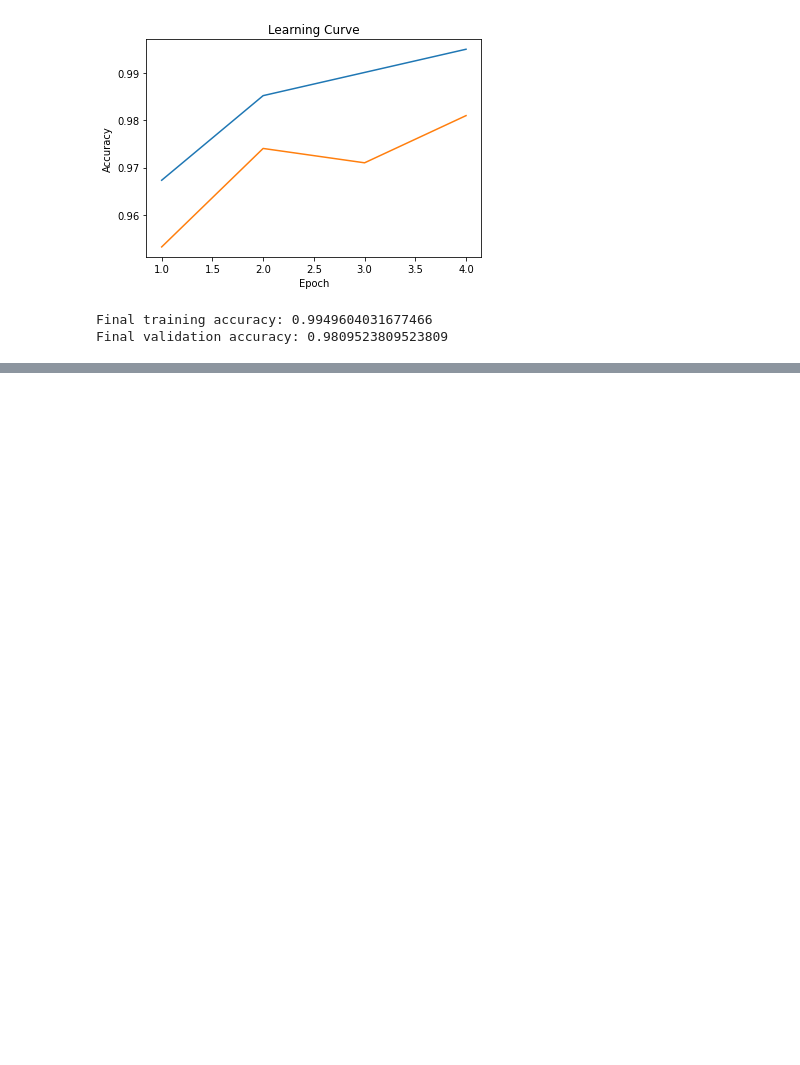
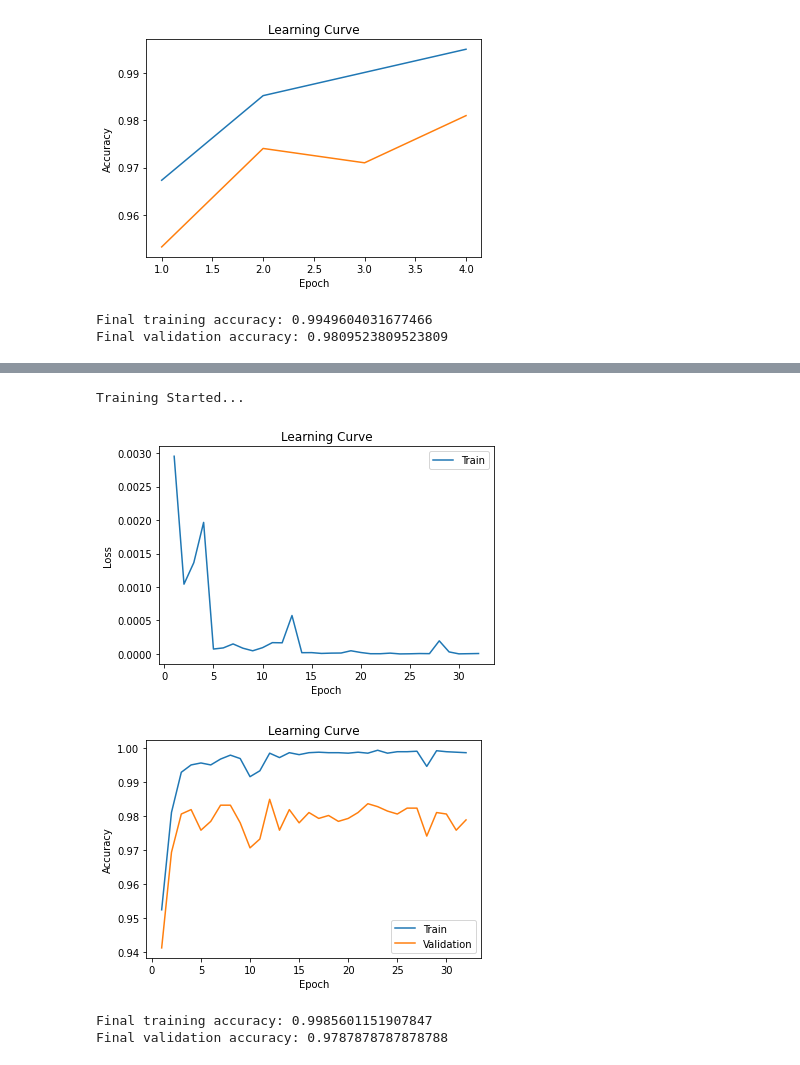
Before and after one commit to SupermarketAutomationAI/Primary_Shakiba, a Jupyter notebook: Primary_Model.ipynb, the cells around one changed output, grey strips where cells are left out. Drawn from its saved outputs; the diff is of its cells as text; code cells hidden in the pictures; blank space fills up the shorter version.

```diff
--- a/Primary_Model.ipynb
+++ b/Primary_Model.ipynb
@@ -366,0 +527,10 @@ Final validation accuracy: 0.9809523809523809
+# %%
+ann_model = ANN()
+
+train(ann_model, train_feature_loader, val_features_loader, num_epochs=32, learn_rate=0.0001, batch_size=64)
+# %% [output]
+Training Started...
+[figure, added]
+[figure, added]
+Final training accuracy: 0.9985601151907847
+Final validation accuracy: 0.9787878787878788
```
Also changed, not shown: parts of 8 cells of this notebook.
